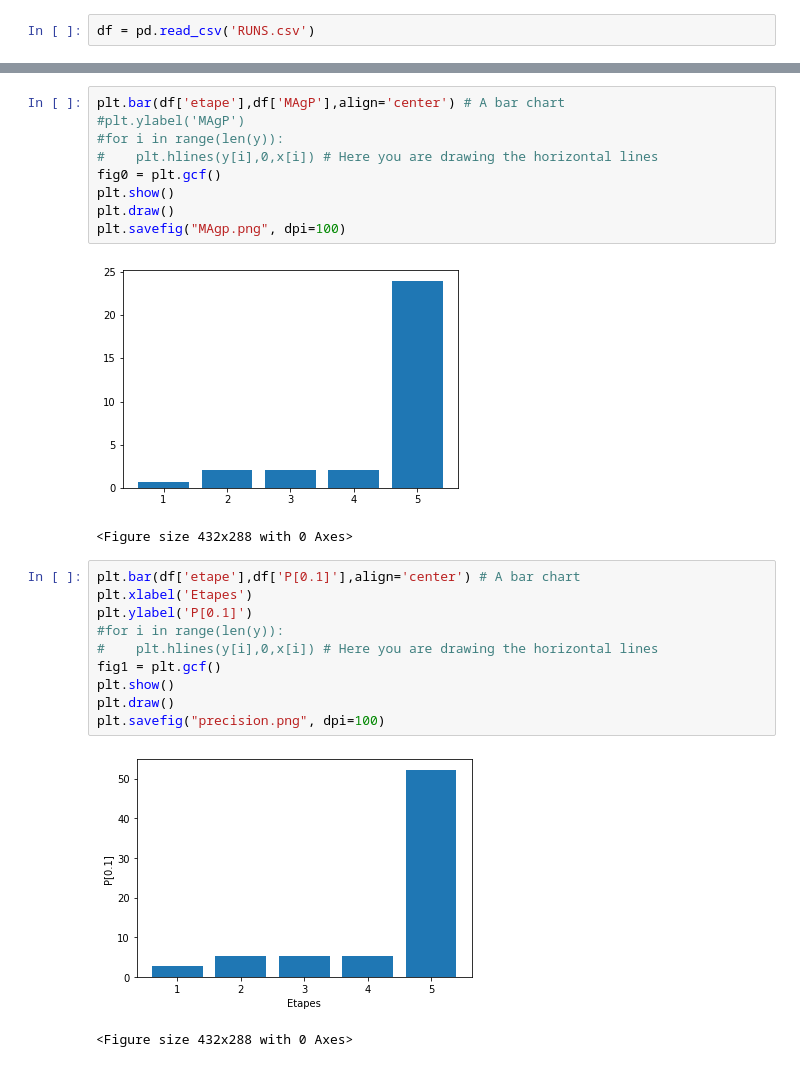
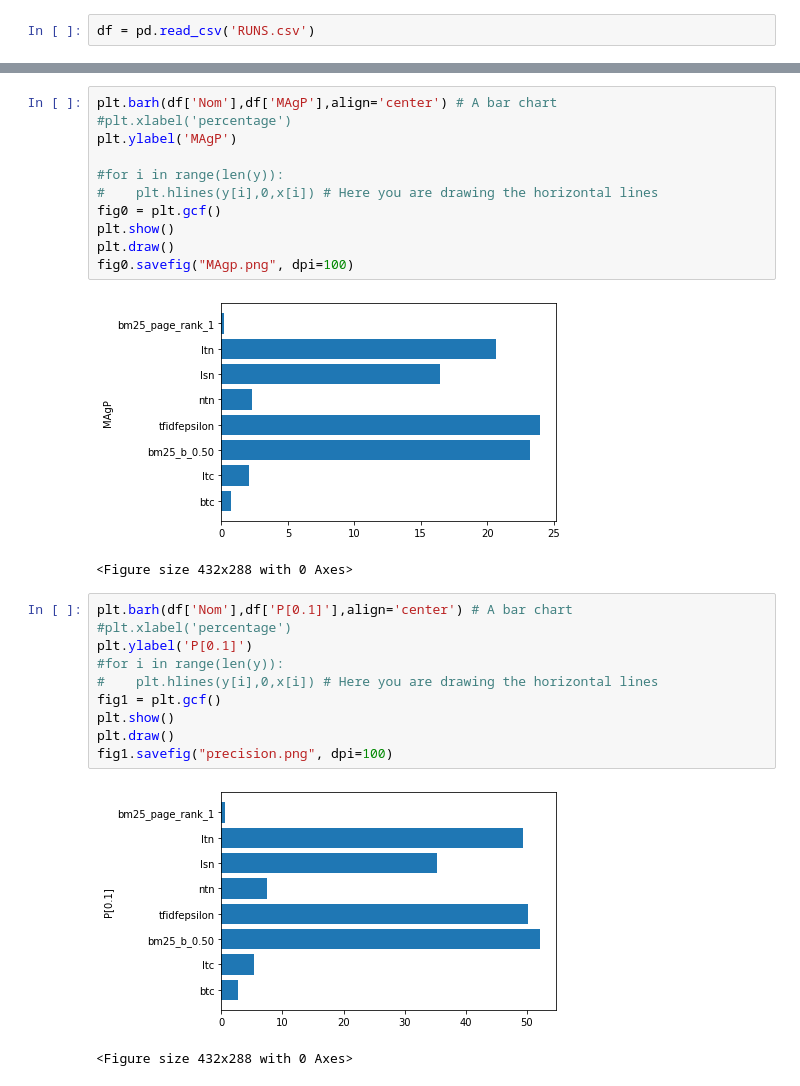
Before and after one commit to achrafBenHamou/Information_Retrieval, a Jupyter notebook: Visualizing Runs/Visualizing Runs2.ipynb, the cells around one changed output, grey strips where cells are left out. Saved outputs shown, nothing was run; the diff lists cells and outputs as text.

Commit message:
visualizing

```diff
--- a/Visualizing Runs/Visualizing Runs2.ipynb
+++ b/Visualizing Runs/Visualizing Runs2.ipynb
@@ -79,25 +82,27 @@ sns.countplot(x='MAgP',data=df,palette='terrain',hue= 'P[0.1]')
 # %%
-plt.bar(df['etape'],df['MAgP'],align='center') # A bar chart
-#plt.ylabel('MAgP')
+plt.barh(df['Nom'],df['MAgP'],align='center') # A bar chart
+#plt.xlabel('percentage')
+plt.ylabel('MAgP')
+
 #for i in range(len(y)):
 #    plt.hlines(y[i],0,x[i]) # Here you are drawing the horizontal lines
 fig0 = plt.gcf()
 plt.show()
 plt.draw()
-plt.savefig("MAgp.png", dpi=100)
+fig0.savefig("MAgp.png", dpi=100)
 # %% [output]
-[figure, old version]
+[figure, new version]
 <Figure size 432x288 with 0 Axes>
 # %%
-plt.bar(df['etape'],df['P[0.1]'],align='center') # A bar chart
-plt.xlabel('Etapes')
+plt.barh(df['Nom'],df['P[0.1]'],align='center') # A bar chart
+#plt.xlabel('percentage')
 plt.ylabel('P[0.1]')
 #for i in range(len(y)):
 #    plt.hlines(y[i],0,x[i]) # Here you are drawing the horizontal lines
 fig1 = plt.gcf()
 plt.show()
 plt.draw()
-plt.savefig("precision.png", dpi=100)
+fig1.savefig("precision.png", dpi=100)
 # %% [output]
-[figure, old version]
+[figure, new version]
 <Figure size 432x288 with 0 Axes>
```
Also changed, not shown: parts of 13 cells of this notebook, 4 other files.
